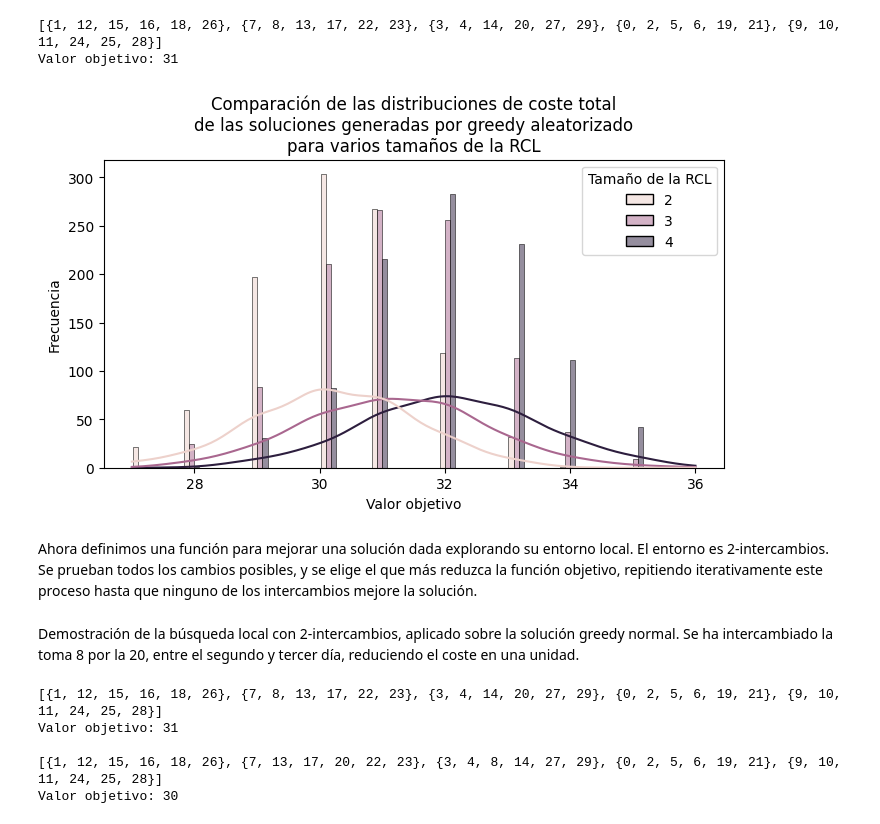
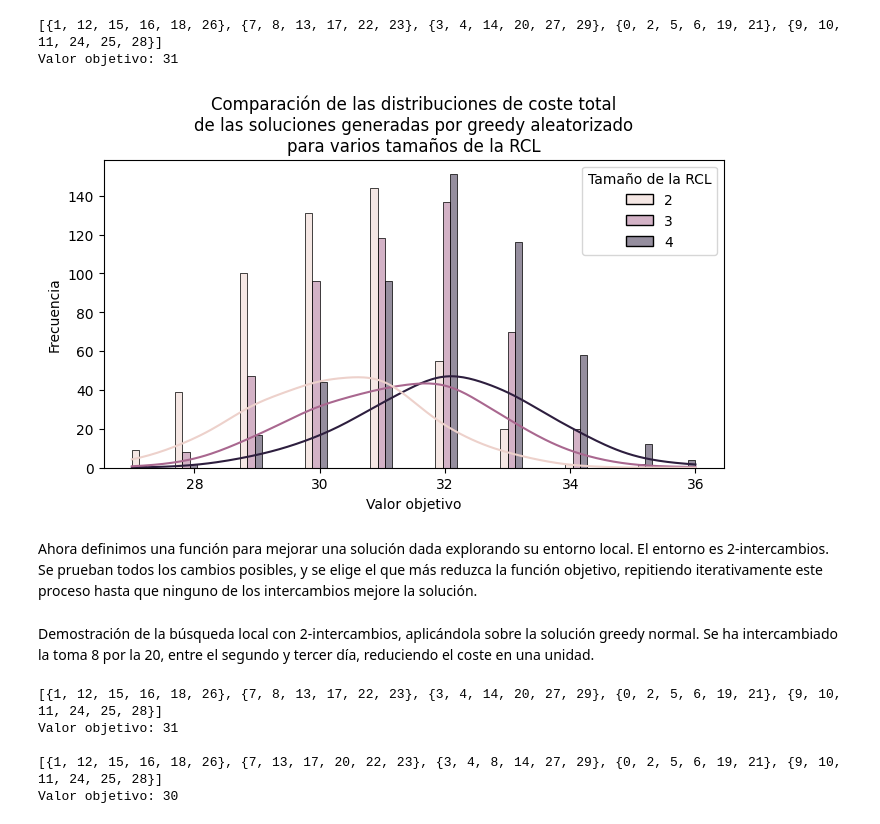
Before and after one commit to acabrerod/miar, a Jupyter notebook: 03_miar_optimization_algorithms/final_project/03MIAR_scene_scheduling_problem.ipynb, the cells around one changed output. Cells and saved outputs as stored; diff of their text form; code cells hidden in the pictures.

```diff
--- a/03_miar_optimization_algorithms/final_project/03MIAR_scene_scheduling_problem.ipynb
+++ b/03_miar_optimization_algorithms/final_project/03MIAR_scene_scheduling_problem.ipynb
@@ -629,27 +629,27 @@ df = pd.DataFrame([
         "Tamaño de la RCL": rcl_size
     }
     for rcl_size in [2, 3, 4]
-    for repeat in range(1_000)
+    for repeat in range(500)
 ])
 # %%
 import seaborn as sns
 import matplotlib.pyplot as plt
 
 # Dibujar un histograma
 plt.figure(figsize = (8, 4))
-sns.histplot(data = df, x = "z", hue = "Tamaño de la RCL", multiple = "dodge", shrink = 0.9, kde = True, kde_kws = { "bw_adjust": 1.5 })
+sns.histplot(data = df, x = "z", hue = "Tamaño de la RCL", multiple = "dodge", kde = True, kde_kws = { "bw_adjust": 1.5 })
 
 # Títulos y etiquetas
 plt.title(
     "Comparación de las distribuciones de coste total\n" +
     "de las soluciones generadas por greedy aleatorizado\n"
     "para varios tamaños de la RCL"
 )
 plt.xlabel("Valor objetivo")
 plt.ylabel("Frecuencia")
 plt.show()
 # %% [output]
-[figure, old version]
+[figure, new version]
 # %% [markdown]
 Ahora definimos una función para mejorar una solución dada explorando su entorno local.
 El entorno es 2-intercambios.
@@ -727,7 +727,7 @@ def busqueda_local_con_2_intercambios(x: np.ndarray[set[np.uint8]]) -> np.ndarra
 
     return x
 # %% [markdown]
-Demostración de la búsqueda local con 2-intercambios, aplicado sobre la solución greedy normal. Se ha intercambiado la toma 8 por la 20, entre el segundo y tercer día, reduciendo el coste en una unidad.
+Demostración de la búsqueda local con 2-intercambios, aplicándola sobre la solución greedy normal. Se ha intercambiado la toma 8 por la 20, entre el segundo y tercer día, reduciendo el coste en una unidad.
 # %%
 x = greedy_aleatorizado(1)
 print_solucion(x)
```
Also changed, not shown: parts of 4 cells of this notebook, 1 other file.
